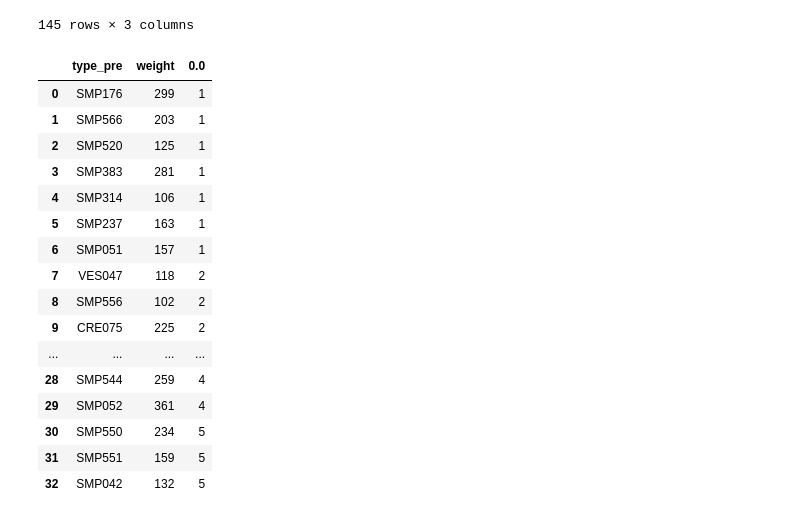
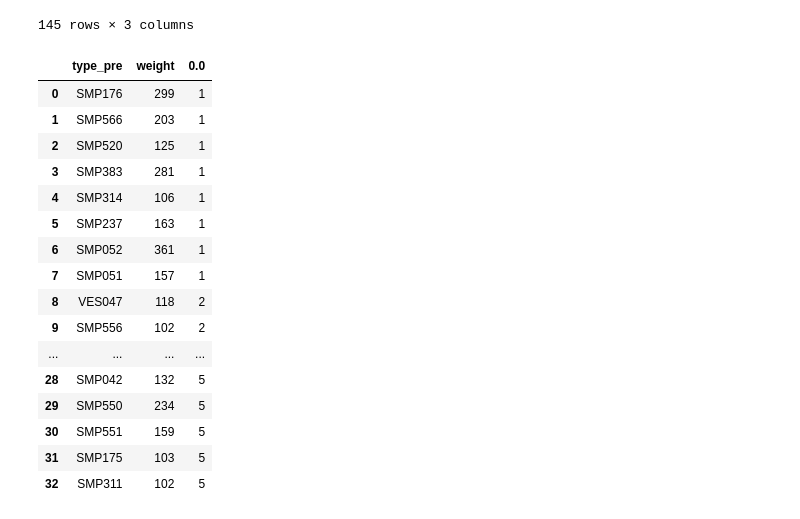
Before and after one commit to RhessaWL/flybrain-clustering, a Jupyter notebook: oviIN_prominencefig.ipynb, the cells around one changed output. Saved outputs shown, nothing was run; the diff lists cells and outputs as text; code cells hidden in the pictures.

```diff
--- a/oviIN_prominencefig.ipynb
+++ b/oviIN_prominencefig.ipynb
@@ -167,28 +199,35 @@ ovi_inputs_filtered
 # %%
 # Collapse the data by type pre without summing weights
 ovi_inputs_grouped = ovi_inputs_filtered.groupby('type_pre', as_index=False).first()
 
+# Edit cluster 4 instances
+ovi_inputs_grouped.loc[ovi_inputs_grouped['type_pre'] == 'SMP175', '0.0'] = 5
+ovi_inputs_grouped.loc[ovi_inputs_grouped['type_pre'] == 'SMP311', '0.0'] = 5
+ovi_inputs_grouped.loc[ovi_inputs_grouped['type_pre'] == 'pC1d', '0.0'] = 2
+ovi_inputs_grouped.loc[ovi_inputs_grouped['type_pre'] == 'SMP544', '0.0'] = 2
+ovi_inputs_grouped.loc[ovi_inputs_grouped['type_pre'] == 'SMP052', '0.0'] = 1
+
 # Order by module in 0.0 column
 ovi_inputs_final = ovi_inputs_grouped.sort_values(by='0.0', ascending=True, ignore_index=True)
 ovi_inputs_final
 # %% [output]
 |  | type_pre | weight | 0.0 |
 | 0 | SMP176 | 299 | 1 |
 | 1 | SMP566 | 203 | 1 |
 | 2 | SMP520 | 125 | 1 |
 | 3 | SMP383 | 281 | 1 |
 | 4 | SMP314 | 106 | 1 |
 | 5 | SMP237 | 163 | 1 |
-| 6 | SMP051 | 157 | 1 |
-| 7 | VES047 | 118 | 2 |
-| 8 | SMP556 | 102 | 2 |
-| 9 | CRE075 | 225 | 2 |
+| 6 | SMP052 | 361 | 1 |
+| 7 | SMP051 | 157 | 1 |
+| 8 | VES047 | 118 | 2 |
+| 9 | SMP556 | 102 | 2 |
 | ... | ... | ... | ... |
-| 28 | SMP544 | 259 | 4 |
-| 29 | SMP052 | 361 | 4 |
-| 30 | SMP550 | 234 | 5 |
-| 31 | SMP551 | 159 | 5 |
-| 32 | SMP042 | 132 | 5 |
+| 28 | SMP042 | 132 | 5 |
+| 29 | SMP550 | 234 | 5 |
+| 30 | SMP551 | 159 | 5 |
+| 31 | SMP175 | 103 | 5 |
+| 32 | SMP311 | 102 | 5 |
 # %%
 ovi_inputs_use = ovi_inputs_final.copy()
 # %%
```
Also changed, not shown: parts of 18 cells of this notebook, 1 other file.
